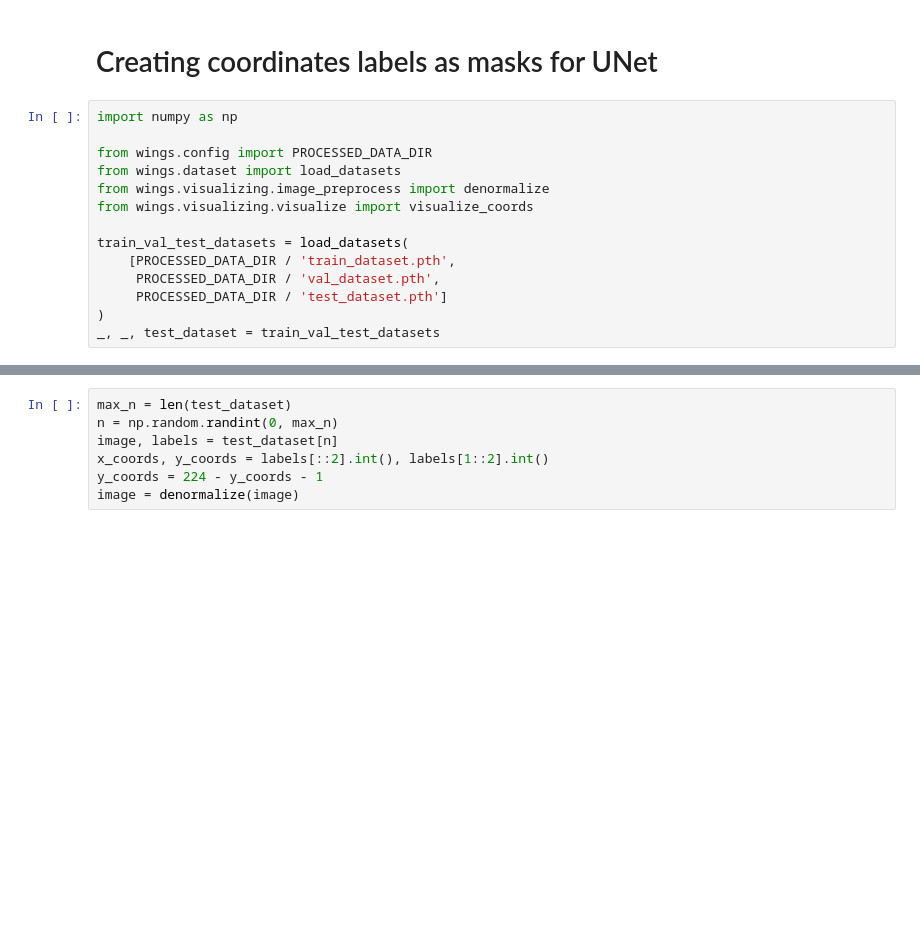
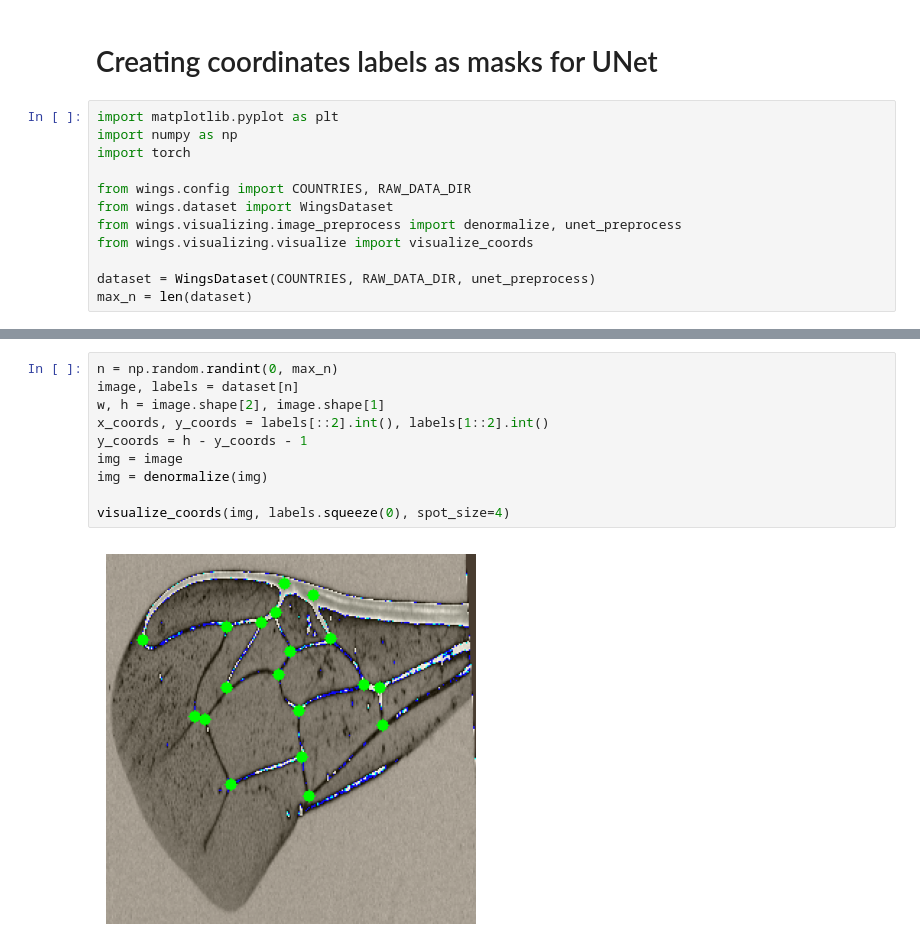
Before and after one commit to mkrajew/bees, a Jupyter notebook: notebooks/05_masks_coords.ipynb, the cells around one changed output, grey strips where cells are left out. Cells and saved outputs as stored; diff of their text form; blank space fills up the shorter version.

```diff
--- a/notebooks/05_masks_coords.ipynb
+++ b/notebooks/05_masks_coords.ipynb
@@ -1,16 +1,14 @@
 # %% [markdown]
 # Creating coordinates labels as masks for UNet
 # %%
+import matplotlib.pyplot as plt
 import numpy as np
+import torch
 
-from wings.config import PROCESSED_DATA_DIR
-from wings.dataset import load_datasets
-from wings.visualizing.image_preprocess import denormalize
+from wings.config import COUNTRIES, RAW_DATA_DIR
+from wings.dataset import WingsDataset
+from wings.visualizing.image_preprocess import denormalize, unet_preprocess
 from wings.visualizing.visualize import visualize_coords
 
-train_val_test_datasets = load_datasets(
-    [PROCESSED_DATA_DIR / 'train_dataset.pth',
-     PROCESSED_DATA_DIR / 'val_dataset.pth',
-     PROCESSED_DATA_DIR / 'test_dataset.pth']
-)
-_, _, test_dataset = train_val_test_datasets
+dataset = WingsDataset(COUNTRIES, RAW_DATA_DIR, unet_preprocess)
+max_n = len(dataset)
@@ -17,9 +18,14 @@ _, _, test_dataset = train_val_test_datasets
-# %%
-max_n = len(test_dataset)
-n = np.random.randint(0, max_n)
-image, labels = test_dataset[n]
-x_coords, y_coords = labels[::2].int(), labels[1::2].int()
-y_coords = 224 - y_coords - 1
-image = denormalize(image)
+# %%
+n = np.random.randint(0, max_n)
+image, labels = dataset[n]
+w, h = image.shape[2], image.shape[1]
+x_coords, y_coords = labels[::2].int(), labels[1::2].int()
+y_coords = h - y_coords - 1
+img = image
+img = denormalize(img)
+
+visualize_coords(img, labels.squeeze(0), spot_size=4)
+# %% [output]
+[figure, added]
 # %%
 import numpy as np
```
Also changed, not shown: parts of 14 cells of this notebook, 3 other files.
